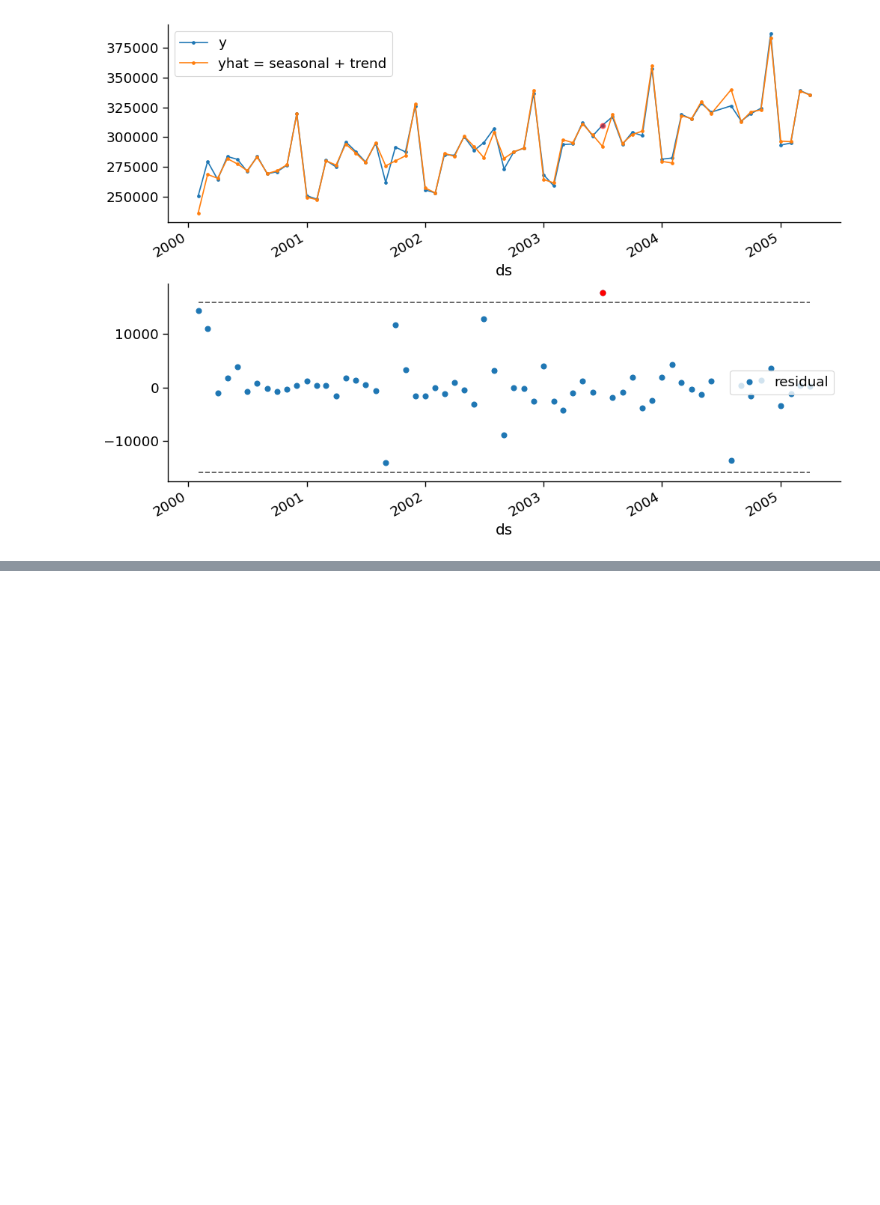
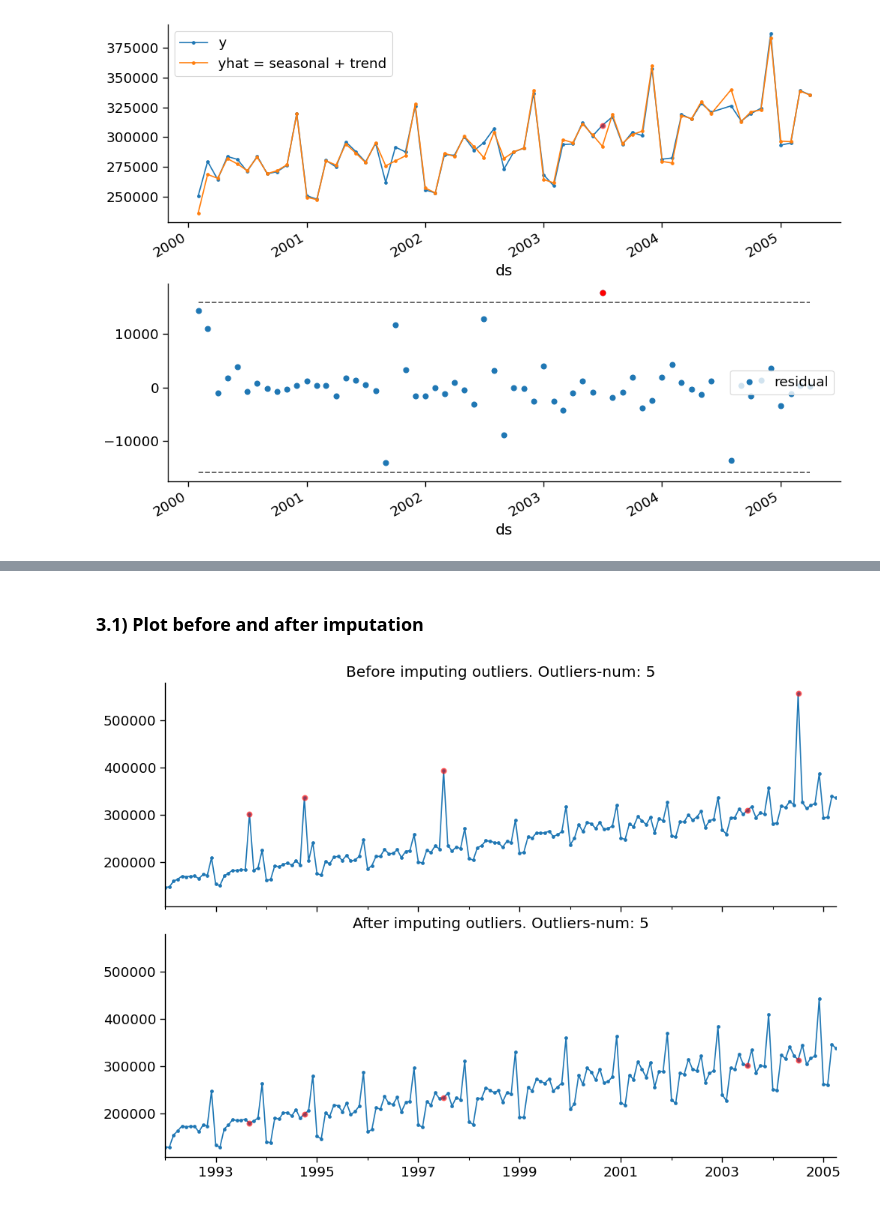
Before and after one commit to razielar/feature_engineering_ts_forecasting, a Jupyter notebook: 05_outliers/03_detect_outliers_residuals_STL.ipynb, the cells around one changed output, grey strips where cells are left out. Saved outputs shown, nothing was run; the diff lists cells and outputs as text; code cells hidden in the pictures; blank space fills up the shorter version.

```diff
--- a/05_outliers/03_detect_outliers_residuals_STL.ipynb
+++ b/05_outliers/03_detect_outliers_residuals_STL.ipynb
@@ -175,0 +178,11 @@ plt.tight_layout()
+# %%
+# Set outliers to NaN
+df_.loc[df_["is_outlier"], "y"] = np.NaN
+
+# Apply linear interpolation
+df_.interpolate(method="linear", inplace=True)
+
+# Add the seasonality extracted from STL back to deseasoned data
+df_["y"] = df_["y"] + res.seasonal
+
+df_.head()
@@ -175,0 +197,17 @@ plt.tight_layout()
+# %% [markdown]
+### 3.1) Plot before and after imputation
+# %%
+fig, ax = plt.subplots(nrows=2, figsize=[10, 7], sharex=True, sharey=True)
+
+# Plot 1
+df.plot(y="y", marker=".", title=f"Before imputing outliers. Outliers-num: {num_outliers[0]}", ax=ax[0], legend=None)
+df[df_["is_outlier"]]["y"].plot(marker="o", color="r", ax=ax[0], legend=None, linestyle="", alpha=0.5)
+
+# Plot 2
+df_.plot(y=["y"], marker=".", title=f"After imputing outliers. Outliers-num: {num_outliers[0]}", ax=ax[1], legend=None)
+df_[df_["is_outlier"]]["y"].plot(marker="o", color="r", ax=ax[1], legend=None, linestyle="", alpha=0.5)
+
+ax[1].set_xlabel("")
+plt.tight_layout()
+# %% [output]
+[figure, added]
```
Also changed, not shown: parts of 2 cells of this notebook.
